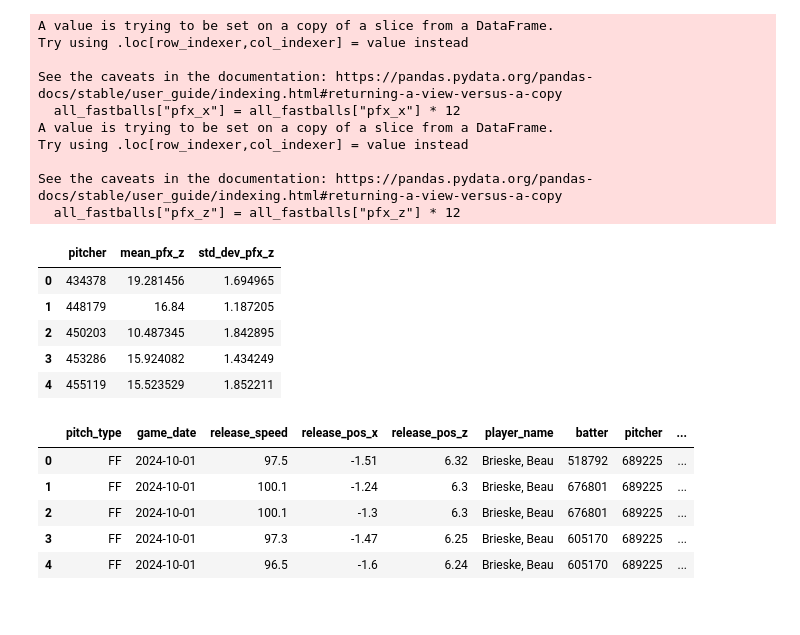
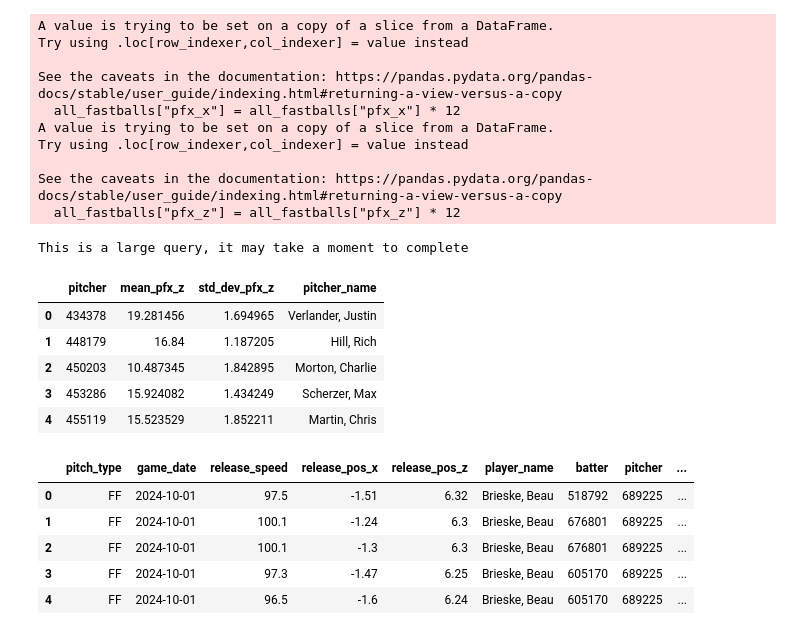
Before and after one commit to chuckrak/Baseball, a Jupyter notebook: buehler.ipynb, the cells around one changed output. Cells and saved outputs as stored; diff of their text form; code cells hidden in the pictures.

```diff
--- a/buehler.ipynb
+++ b/buehler.ipynb
@@ -294,3 +305,11 @@ Try using .loc[row_indexer,col_indexer] = value instead
 
 See the caveats in the documentation: https://pandas.pydata.org/pandas-docs/stable/user_guide/indexing.html#returning-a-view-versus-a-copy
   all_fastballs["pfx_z"] = all_fastballs["pfx_z"] * 12
+# %%
+pyb.cache.enable()
+playoff_pitches = pyb.statcast(start_dt="2024-10-01", end_dt="2024-10-31")
+
+playoff_pitches['pfx_z'] = playoff_pitches['pfx_z'] * 12
+playoff_pitches['pfx_x'] = playoff_pitches['pfx_x'] * 12
+# %% [output]
+This is a large query, it may take a moment to complete
@@ -297,16 +318,19 @@ See the caveats in the documentation: https://pandas.pydata.org/pandas-docs/stab
 # %%
-pitchers_ff_ivb_df = all_fastballs.groupby("pitcher")["pfx_z"].agg(['mean', 'std']).reset_index()
+pitchers_ff_ivb_df = all_fastballs.groupby("pitcher").agg(
+        mean_pfx_z = ('pfx_z','mean'),
+        std_dev_pfx_z = ('pfx_z','std'),
+        pitcher_name = ('player_name', 'first')).reset_index()
 # %%
-pitchers_ff_ivb_df.columns = ['pitcher', 'mean_pfx_z', 'std_dev_pfx_z']
+# pitchers_ff_ivb_df.columns = ['pitcher', 'mean_pfx_z', 'std_dev_pfx_z']
 
 pitchers_ff_ivb_df.head()
 # %% [output]
-|  | pitcher | mean_pfx_z | std_dev_pfx_z |
-| 0 | 434378 | 19.281456 | 1.694965 |
-| 1 | 448179 | 16.84 | 1.187205 |
-| 2 | 450203 | 10.487345 | 1.842895 |
-| 3 | 453286 | 15.924082 | 1.434249 |
-| 4 | 455119 | 15.523529 | 1.852211 |
+|  | pitcher | mean_pfx_z | std_dev_pfx_z | pitcher_name |
+| 0 | 434378 | 19.281456 | 1.694965 | Verlander, Justin |
+| 1 | 448179 | 16.84 | 1.187205 | Hill, Rich |
+| 2 | 450203 | 10.487345 | 1.842895 | Morton, Charlie |
+| 3 | 453286 | 15.924082 | 1.434249 | Scherzer, Max |
+| 4 | 455119 | 15.523529 | 1.852211 | Martin, Chris |
 # %%
 # now we can merge this back to all of the fastballs
 # and merge in temperature for each game?
```
Also changed, not shown: parts of 15 cells of this notebook.
